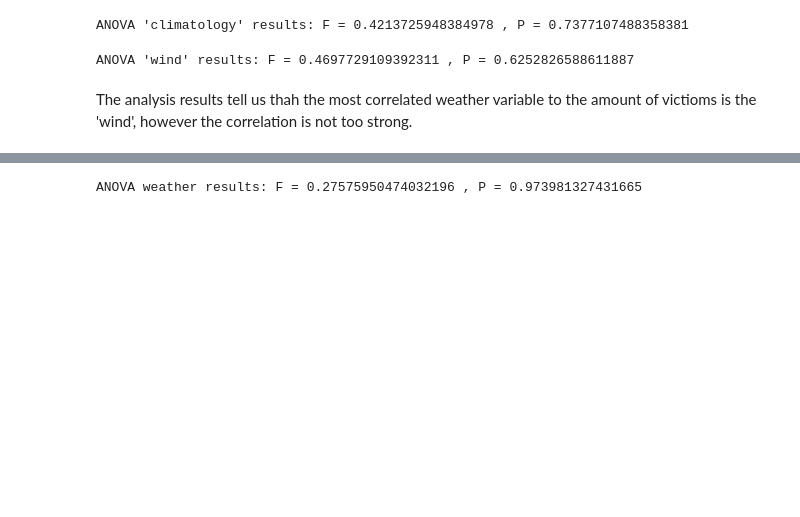
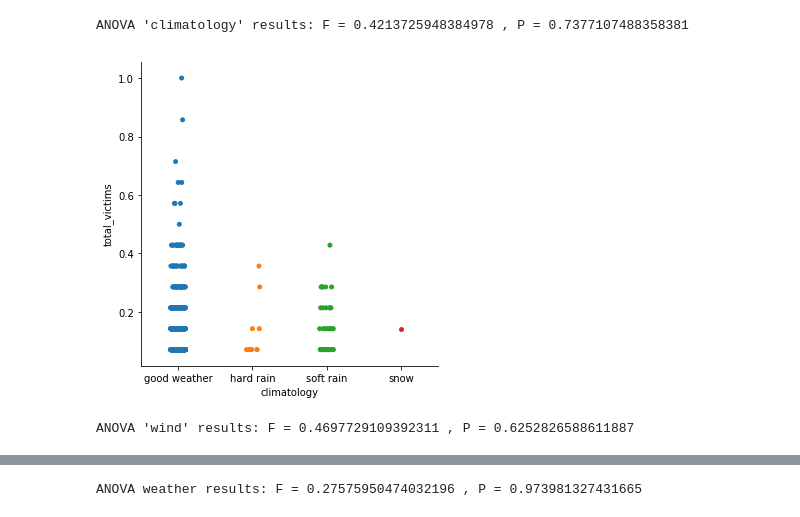
Before and after one commit to andresvarq/Applied-Data-Science-capstone, a Jupyter notebook: capstone-project .ipynb, the cells around one changed output, grey strips where cells are left out. Saved outputs shown, nothing was run; the diff lists cells and outputs as text; code cells hidden in the pictures; blank space fills up the shorter version.

```diff
--- a/capstone-project .ipynb
+++ b/capstone-project .ipynb
@@ -333,6 +340,11 @@ f_val_clim, p_val_clim = stats.f_oneway(df_clim.get_group('good weather')['total
 print( "ANOVA 'climatology' results: F =", f_val_clim, ", P =", p_val_clim)
 # %% [output]
 ANOVA 'climatology' results: F = 0.4213725948384978 , P = 0.7377107488358381
+# %%
+# plot of victims with the variables of climatology
+ax2 = sns.catplot(x='climatology', y='total_victims', data=df)
+# %% [output]
+[figure, added]
 # %%
 # ANOVA test for variable 'wind' and the total amount of victims
 df_wind = df[['total_victims', 'wind']].groupby(['wind'])
@@ -341,5 +353,3 @@ f_val_wind, p_val_wind = stats.f_oneway(df_wind.get_group('hard wind')['total_vi
 print( "ANOVA 'wind' results: F =", f_val_wind, ", P =", p_val_wind)
 # %% [output]
 ANOVA 'wind' results: F = 0.4697729109392311 , P = 0.6252826588611887
-# %% [markdown]
-The analysis results tell us thah the most correlated weather variable to the amount of victioms is the 'wind', however the correlation is not too strong.
```
Also changed, not shown: parts of 43 cells of this notebook, 4 other files.
